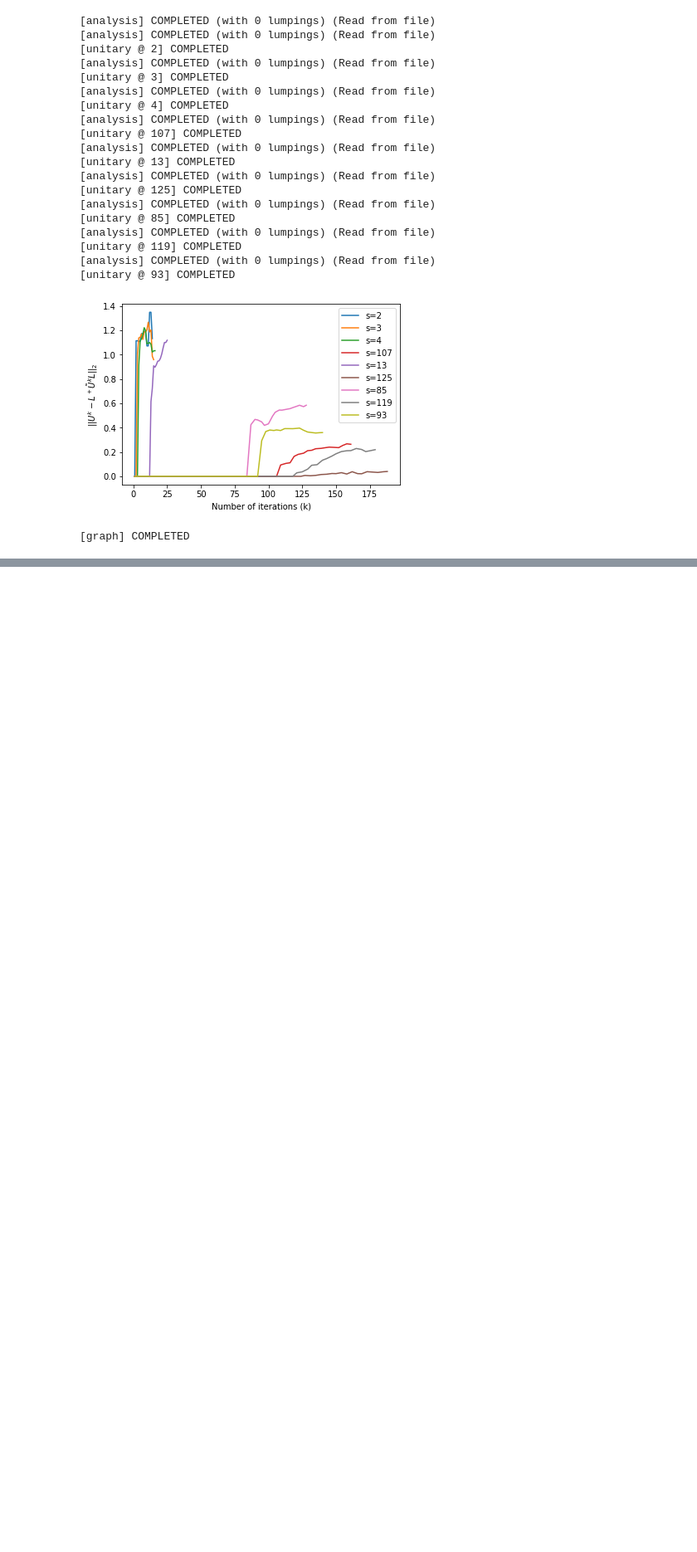
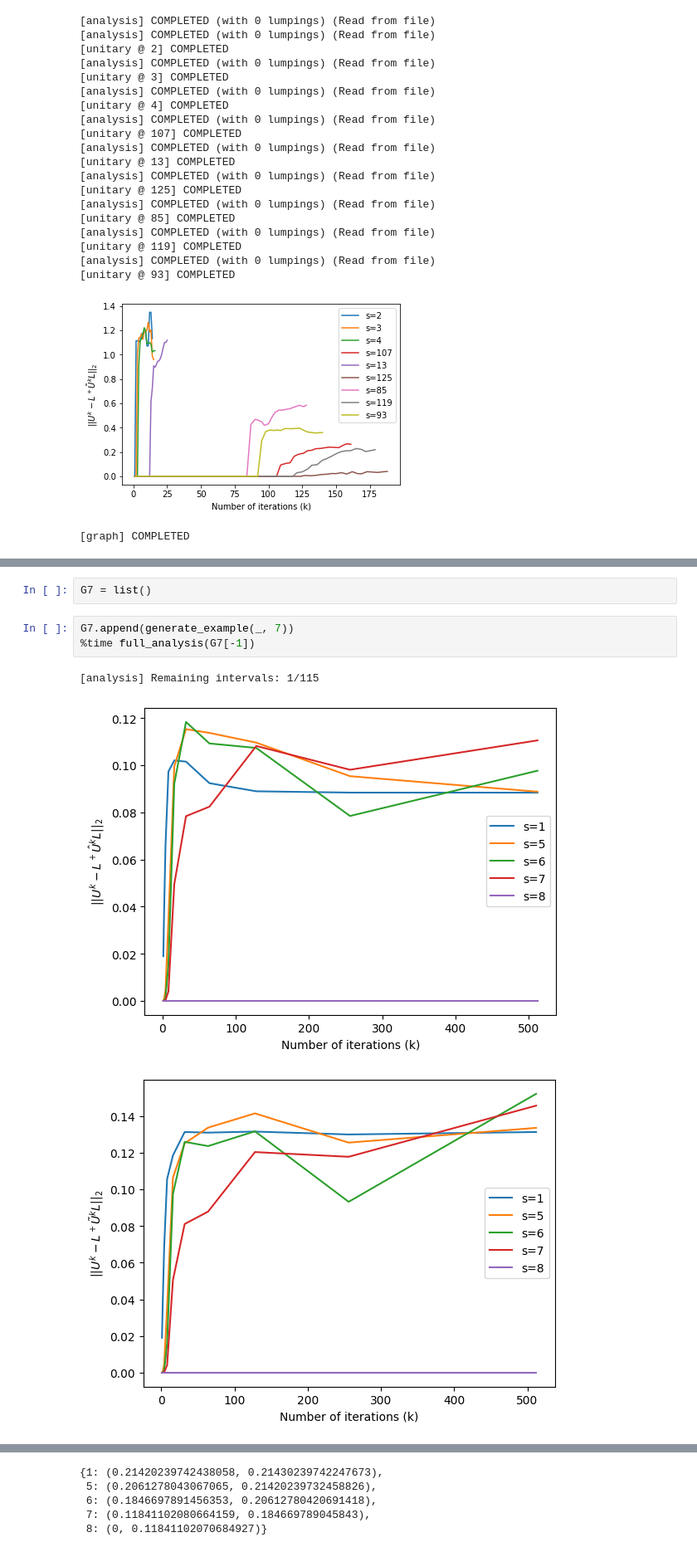
Before and after one commit to Antonio-JP/CLUE, a Jupyter notebook: notebooks/numerical_quantum.ipynb, the cells around one changed output, grey strips where cells are left out. Shown at 83% size. Cells and saved outputs as stored; diff of their text form; blank space fills up the shorter version.

```diff
--- a/notebooks/numerical_quantum.ipynb
+++ b/notebooks/numerical_quantum.ipynb
@@ -762,0 +662,9 @@ Intervals:
+# %%
+G7 = list()
+# %%
+G7.append(generate_example(_, 7))
+%time full_analysis(G7[-1])
+# %% [output]
+[analysis] Remaining intervals: 1/115
+[figure, added]
+[figure, added]
@@ -762,0 +673,5 @@ Intervals:
+{1: (0.21420239742438058, 0.21430239742247673),
+ 5: (0.2061278043067065, 0.21420239732458826),
+ 6: (0.1846697891456353, 0.20612780420691418),
+ 7: (0.11841102080664159, 0.184669789045843),
+ 8: (0, 0.11841102070684927)}
```
Also changed, not shown: parts of 43 cells of this notebook, 15 other files.
